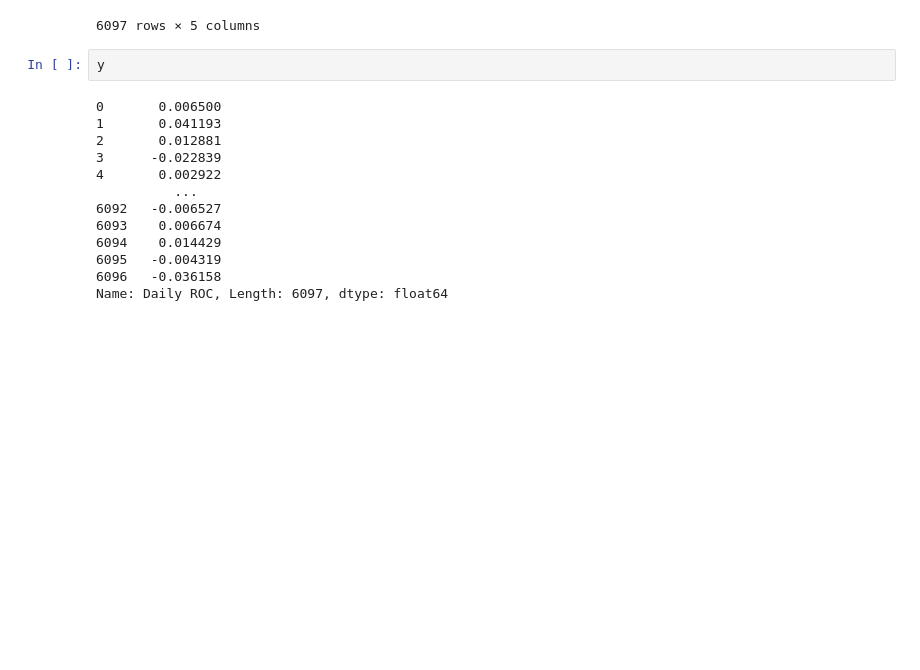
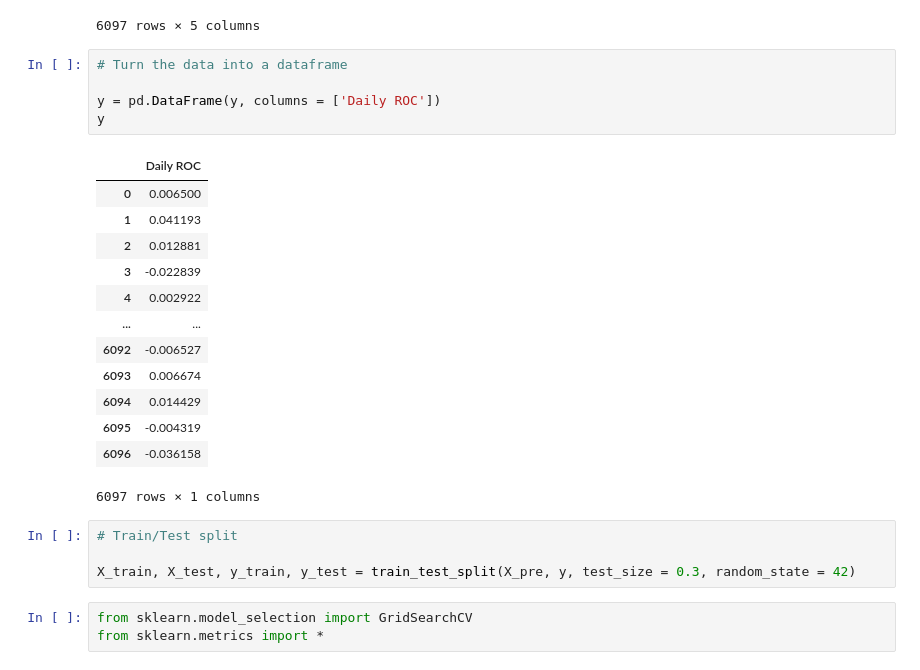
Before and after one commit to pbuitragoa33/NASDAQ-Change-Prediction, a Jupyter notebook: analysisML.ipynb, the cells around one changed output. Saved outputs shown, nothing was run; the diff lists cells and outputs as text; blank space fills up the shorter version.

```diff
--- a/analysisML.ipynb
+++ b/analysisML.ipynb
@@ -206,18 +222,29 @@ X_pre
 | 6095 | 5.571988 | 1.165228 | -0.708086 | -0.245100 | 1.726652 |
 | 6096 | 5.126196 | 2.055945 | -0.018097 | -0.927259 | 1.623363 |
 6097 rows × 5 columns
-# %%
-y
-# %% [output]
-0       0.006500
-1       0.041193
-2       0.012881
-3      -0.022839
-4       0.002922
-          ...
-6092   -0.006527
-6093    0.006674
-6094    0.014429
-6095   -0.004319
-6096   -0.036158
-Name: Daily ROC, Length: 6097, dtype: float64
+# %%
+# Turn the data into a dataframe
+
+y = pd.DataFrame(y, columns = ['Daily ROC'])
+y
+# %% [output]
+|  | Daily ROC |
+| 0 | 0.006500 |
+| 1 | 0.041193 |
+| 2 | 0.012881 |
+| 3 | -0.022839 |
+| 4 | 0.002922 |
+| ... | ... |
+| 6092 | -0.006527 |
+| 6093 | 0.006674 |
+| 6094 | 0.014429 |
+| 6095 | -0.004319 |
+| 6096 | -0.036158 |
+6097 rows × 1 columns
+# %%
+# Train/Test split
+
+X_train, X_test, y_train, y_test = train_test_split(X_pre, y, test_size = 0.3, random_state = 42)
+# %%
+from sklearn.model_selection import GridSearchCV
+from sklearn.metrics import *
```
Also changed, not shown: parts of 12 cells of this notebook.
